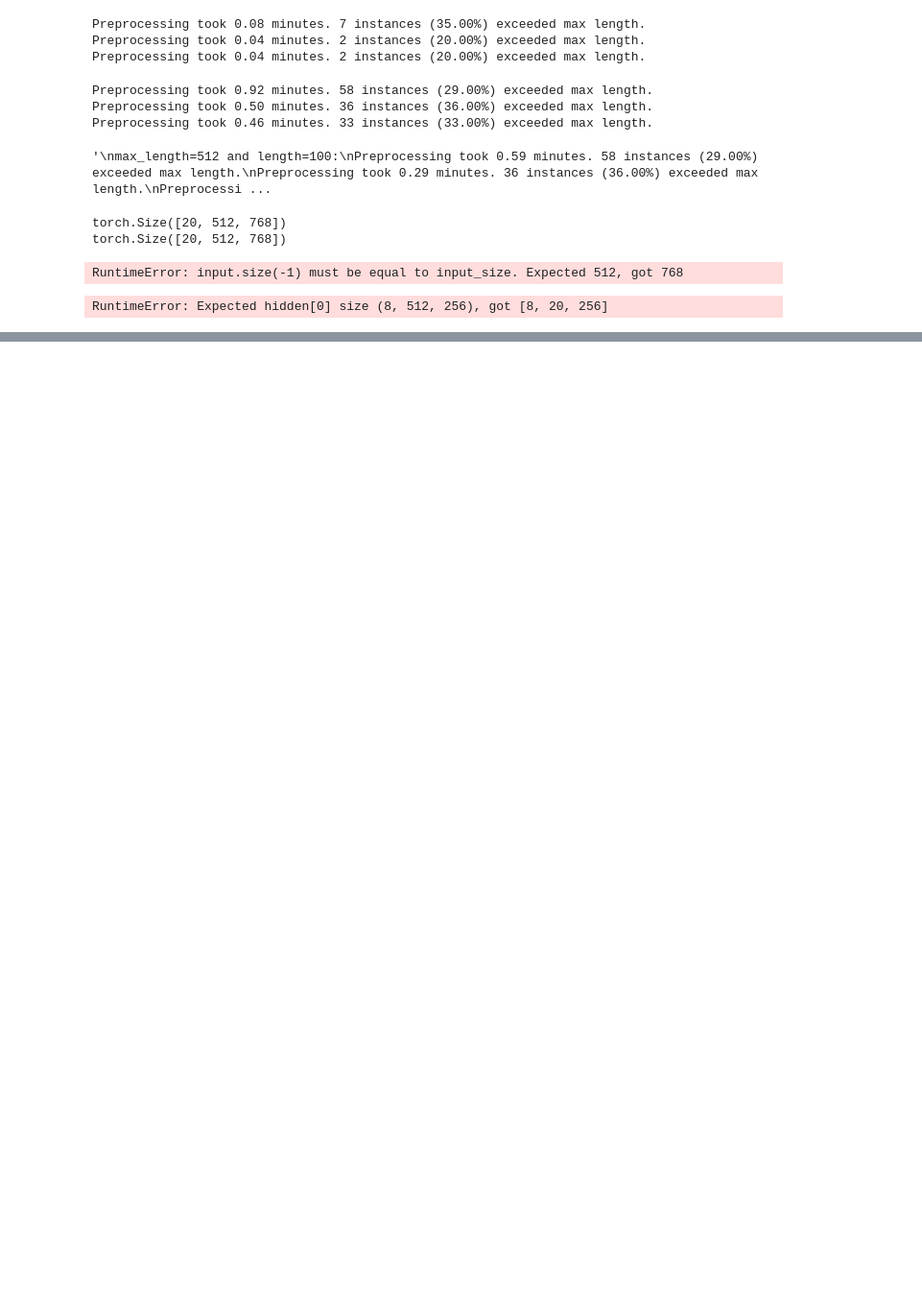
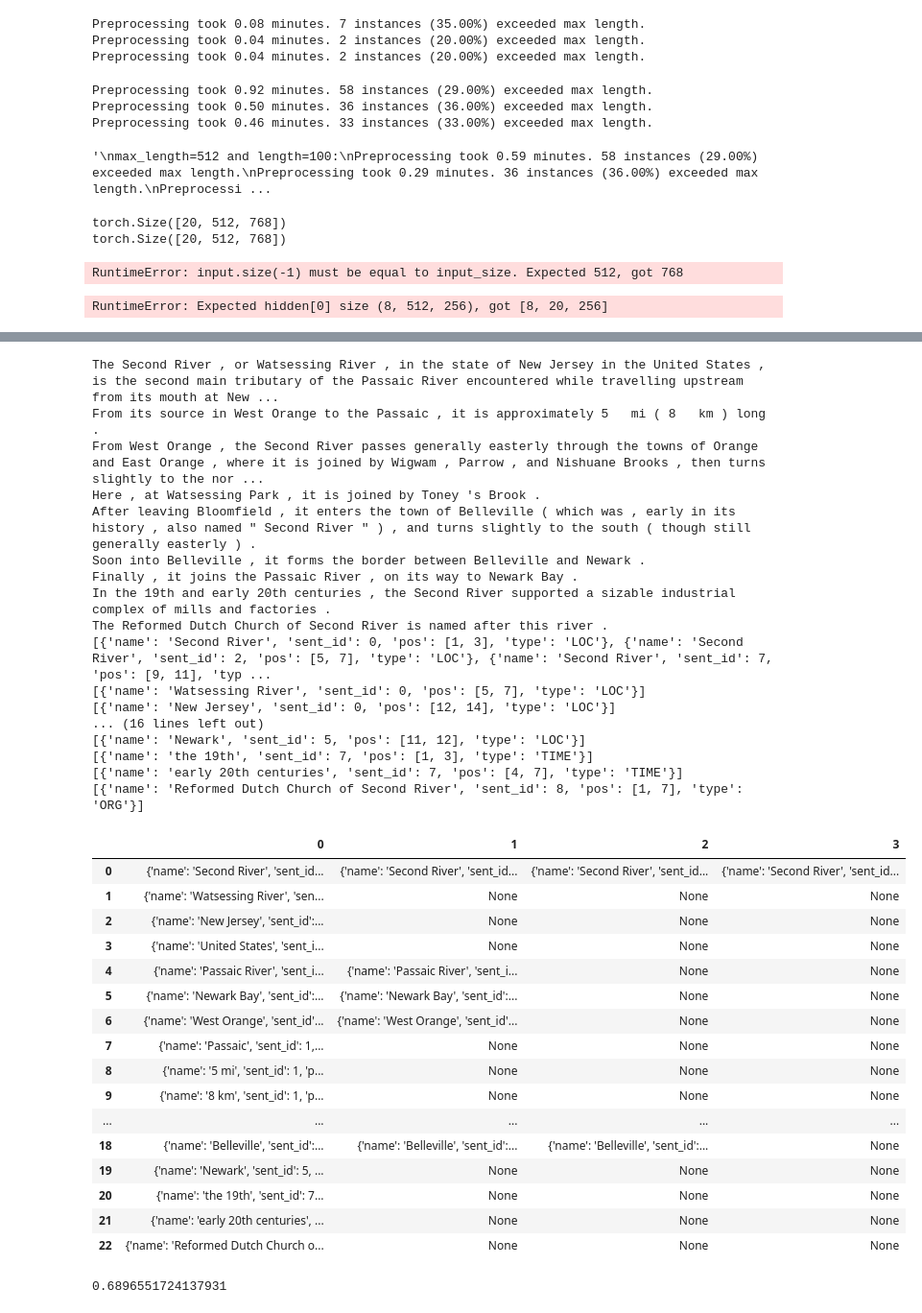
Before and after one commit to tirilrm/nuclear_repo, a Jupyter notebook: knowledge_extraction/relation_extraction/testing_model.ipynb, the cells around one changed output, grey strips where cells are left out. Shown at 96% size. Cells and saved outputs as stored; diff of their text form; code cells hidden in the pictures; blank space fills up the shorter version.

```diff
--- a/knowledge_extraction/relation_extraction/testing_model.ipynb
+++ b/knowledge_extraction/relation_extraction/testing_model.ipynb
@@ -133,0 +204,11 @@ RuntimeError: Expected hidden[0] size (8, 512, 256), got [8, 20, 256]
+# %%
+instance = train.raw_data.iloc[10]
+sents, vertexSet, labels = train.get_info(instance)
+entities = train.extract_entities(sents)
+entity_positions = train.get_entity_positions(sents, entities)
+# %%
+for vS in vertexSet:
+    print(vS)
+print(labels['head'])
+print(labels['tail'])
+print(labels['relation_text'])
@@ -133,0 +343,51 @@ RuntimeError: Expected hidden[0] size (8, 512, 256), got [8, 20, 256]
+# %%
+import pandas as pd
+instance = train.raw_data.iloc[10]
+sents, vertexSet, labels = train.get_info(instance)
+entities = train.extract_entities(sents)
+triplets = train.make_triplets(vertexSet, labels)
+i = 2
+
+for s in sents:
+    print(s)
+
+for vS in vertexSet:
+    print(vS)
+
+vertexSetDataFrame = pd.DataFrame(vertexSet)
+display(vertexSetDataFrame)
+# %% [output]
+The Second River , or Watsessing River , in the state of New Jersey in the United States , is the second main tributary of the Passaic River encountered while travelling upstream from its mouth at New ...
+From its source in West Orange to the Passaic , it is approximately 5   mi ( 8   km ) long .
+From West Orange , the Second River passes generally easterly through the towns of Orange and East Orange , where it is joined by Wigwam , Parrow , and Nishuane Brooks , then turns slightly to the nor ...
+Here , at Watsessing Park , it is joined by Toney 's Brook .
+After leaving Bloomfield , it enters the town of Belleville ( which was , early in its history , also named " Second River " ) , and turns slightly to the south ( though still generally easterly ) .
+Soon into Belleville , it forms the border between Belleville and Newark .
+Finally , it joins the Passaic River , on its way to Newark Bay .
+In the 19th and early 20th centuries , the Second River supported a sizable industrial complex of mills and factories .
+The Reformed Dutch Church of Second River is named after this river .
+[{'name': 'Second River', 'sent_id': 0, 'pos': [1, 3], 'type': 'LOC'}, {'name': 'Second River', 'sent_id': 2, 'pos': [5, 7], 'type': 'LOC'}, {'name': 'Second River', 'sent_id': 7, 'pos': [9, 11], 'typ ...
+[{'name': 'Watsessing River', 'sent_id': 0, 'pos': [5, 7], 'type': 'LOC'}]
+[{'name': 'New Jersey', 'sent_id': 0, 'pos': [12, 14], 'type': 'LOC'}]
+... (16 lines left out)
+[{'name': 'Newark', 'sent_id': 5, 'pos': [11, 12], 'type': 'LOC'}]
+[{'name': 'the 19th', 'sent_id': 7, 'pos': [1, 3], 'type': 'TIME'}]
+[{'name': 'early 20th centuries', 'sent_id': 7, 'pos': [4, 7], 'type': 'TIME'}]
+[{'name': 'Reformed Dutch Church of Second River', 'sent_id': 8, 'pos': [1, 7], 'type': 'ORG'}]
+|  | 0 | 1 | 2 | 3 |
+| 0 | {'name': 'Second River', 'sent_id... | {'name': 'Second River', 'sent_id... | {'name': 'Second River', 'sent_id... | {'name': 'Second River', 'sent_id... |
+| 1 | {'name': 'Watsessing River', 'sen... | None | None | None |
+| 2 | {'name': 'New Jersey', 'sent_id':... | None | None | None |
+| 3 | {'name': 'United States', 'sent_i... | None | None | None |
+| 4 | {'name': 'Passaic River', 'sent_i... | {'name': 'Passaic River', 'sent_i... | None | None |
+| 5 | {'name': 'Newark Bay', 'sent_id':... | {'name': 'Newark Bay', 'sent_id':... | None | None |
+| 6 | {'name': 'West Orange', 'sent_id'... | {'name': 'West Orange', 'sent_id'... | None | None |
+| 7 | {'name': 'Passaic', 'sent_id': 1,... | None | None | None |
+| 8 | {'name': '5 mi', 'sent_id': 1, 'p... | None | None | None |
+| 9 | {'name': '8 km', 'sent_id': 1, 'p... | None | None | None |
+| ... | ... | ... | ... | ... |
+| 18 | {'name': 'Belleville', 'sent_id':... | {'name': 'Belleville', 'sent_id':... | {'name': 'Belleville', 'sent_id':... | None |
+| 19 | {'name': 'Newark', 'sent_id': 5, ... | None | None | None |
+| 20 | {'name': 'the 19th', 'sent_id': 7... | None | None | None |
+| 21 | {'name': 'early 20th centuries', ... | None | None | None |
+| 22 | {'name': 'Reformed Dutch Church o... | None | None | None |
@@ -133,0 +425,14 @@ RuntimeError: Expected hidden[0] size (8, 512, 256), got [8, 20, 256]
+# %%
+for i in range(4):
+    total_matches = 0
+    total_total = 0
+
+    instance = train.raw_data.iloc[i]
+    sents, vertexSet, labels = train.get_info(instance)
+    tmp_matches, tmp_total = calculate_difference(sents, vertexSet)
+    total_matches += tmp_matches
+    total_total += tmp_total
+
+print(total_matches/total_total)
+# %% [output]
+0.6896551724137931
```
Also changed, not shown: parts of 12 cells of this notebook, 1 other file.
